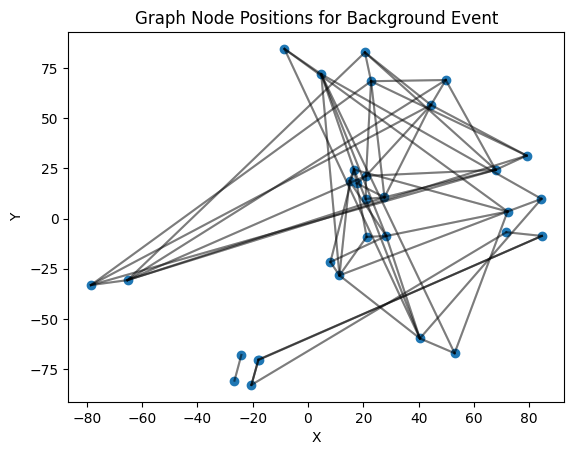
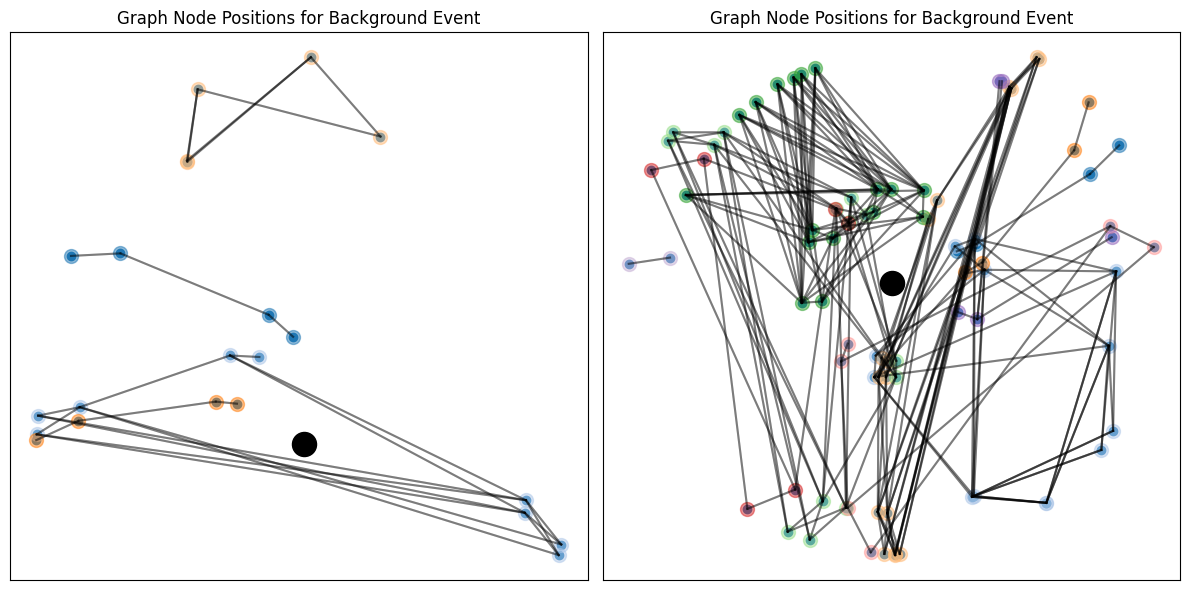
Code edit (unified diff) that turned the first committed figure into the second:
--- before
+++ after
@@ -1,16 +1,34 @@
-event_index = 2
-graph = batch_events_to_variable_graphs(torch.tensor(X[event_index: event_index + 1], dtype=torch.float))
-nodes = graph.x
-edges = graph.edge_index
+event_index = 0
 
-fig, ax = plt.subplots()
-ax.scatter(graph.x[:, 0].cpu(), graph.x[:, 1].cpu())
-for edge in edges.t().cpu().numpy():
-    ax.plot([nodes[edge[0], 0].cpu(), nodes[edge[1], 0].cpu()],
+def plot_graph(X,y, track_id, ax):
+    graph = batch_events_to_variable_graphs(torch.tensor(np.expand_dims(X, axis = 0), dtype=torch.float))
+    nodes = graph.x
+    edges = graph.edge_index
+    ax.scatter(nodes[:, 0].cpu(), nodes[:, 1].cpu())
+    for edge in edges.t().cpu().numpy():
+        ax.plot([nodes[edge[0], 0].cpu(), nodes[edge[1], 0].cpu()],
             [nodes[edge[0], 1].cpu(), nodes[edge[1], 1].cpu()], 'k-', alpha=0.3)
-ax.set_title("Graph Node Positions")
-ax.set_xlabel("X")
-ax.set_ylabel("Y")
-event_type = "Signal" if y[event_index] == 1 else "Background"
-ax.set_title(f"Graph Node Positions for {event_type} Event")
-plt.show()
+    track_mask = track_id > 0
+    color_id = 0
+    color_map = plt.colormaps['tab20']  # Get a colormap with 20 distinct colors
+    for tracks in np.unique(track_id[track_mask]):
+        if tracks == -1:
+            continue
+        if tracks == 0:
+            continue
+        ax.scatter(X[tracks == track_id, 0], X[tracks == track_id, 1], s=100, alpha=0.5, color=color_map(color_id))
+        color_id += 1
+
+    ax.set_title("Graph Node Positions")
+    ax.set_xlabel("X")
+    ax.set_ylabel("Y")
+    event_type = "Signal" if y== 1 else "Background"
+    ax.set_title(f"Graph Node Positions for {event_type} Event")
+    ax.get_xaxis().set_visible(False)
+    ax.get_yaxis().set_visible(False)
+    ax.scatter([0], [0], alpha=1, color='black', s = 300, marker='o')
+
+fig, ax  = plt.subplots(1, 2, figsize=(12, 6))
+plot_graph(X[event_index], y[event_index], track_id[event_index], ax[0])
+plot_graph(X[event_index + 1], y[event_index + 1], track_id[event_index + 1], ax[1])
+fig.tight_layout()

Commit: added additional plotting